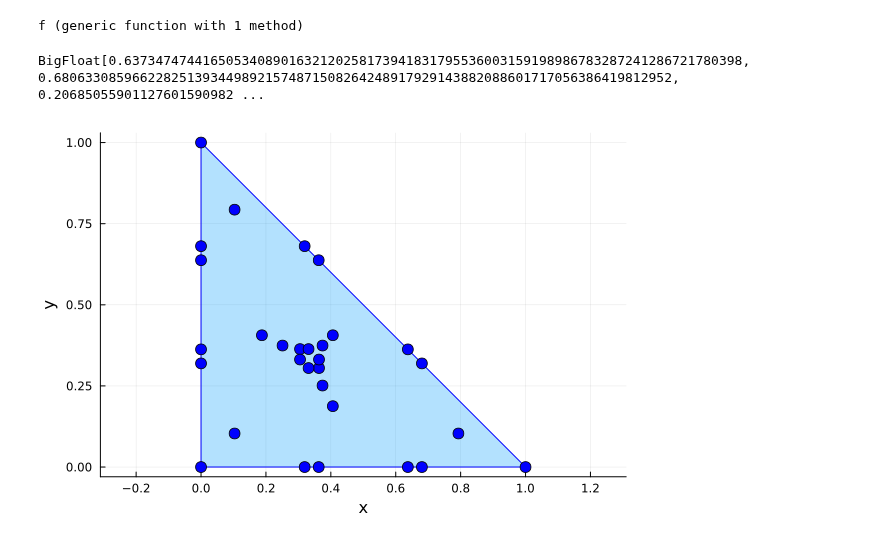
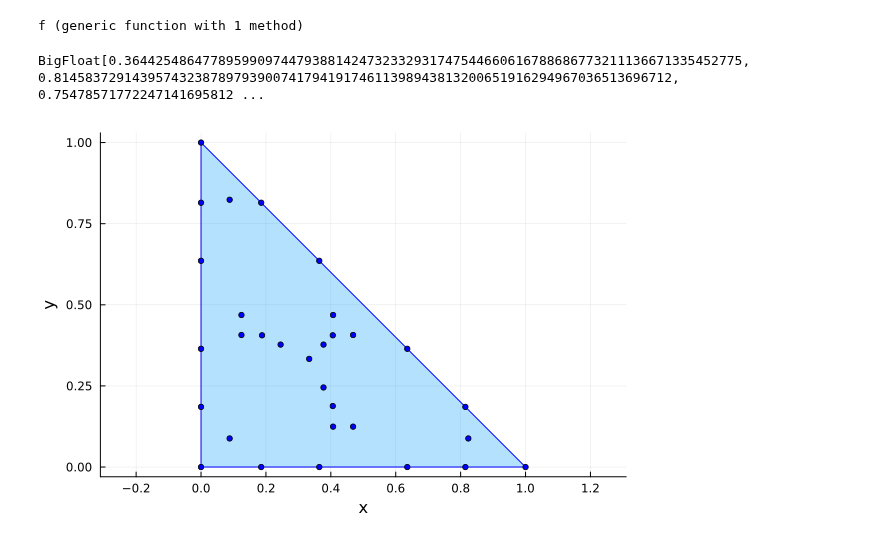
Before and after one commit to radu-bogdan/fem, a Jupyter notebook: PROJECTS/quadrature/quad_general.ipynb, the cells around one changed output. Cells and saved outputs as stored; diff of their text form; code cells hidden in the pictures.

```diff
--- a/PROJECTS/quadrature/quad_general.ipynb
+++ b/PROJECTS/quadrature/quad_general.ipynb
@@ -148,43 +148,43 @@ a = min_val .+ (max_val - min_val) .* (use_bigfloat ? BigFloat.(rand(freeparam))
 # a = BigFloat[0.01, 0.01, 0.02]
 # a = BigFloat[0.1, 0.1, 0.2] # works!
 # a = BigFloat[0.3, 0.23, 0.85, 0.23, 0.31, 0.21, 0.32] #works!
 # a = BigFloat[0.3, 0.23, 0.85, 0.23, 0.31, 0.21, 0.32]
 
 print(a)
 
 #########################################################################################################################
 # Plotting initial distribution
 #########################################################################################################################
 using Plots
 plot()
 # gr()  # Set the backend to GR
 
 # Define the vertices of the triangle
 x = [p1[1], p2[1], p3[1], p1[1]]
 y = [p1[2], p2[2], p3[2], p1[2]]
 
 # Plot the triangle
 plot!(x, y, seriestype = :shape, fillalpha = 0.3, linecolor = :blue, legend = false, aspect_ratio = :equal)
 
-scatter!(T1[1, :], T1[2, :], markersize = 6, markercolor = :blue, legend = false, aspect_ratio = :equal)
-# scatter!(T3[1, :], T3[2, :], markersize = 6, markercolor = :blue, legend = false, aspect_ratio = :equal)
+scatter!(T1[1, :], T1[2, :], markersize = 3, markercolor = :blue, legend = false, aspect_ratio = :equal)
+scatter!(T3[1, :], T3[2, :], markersize = 3, markercolor = :blue, legend = false, aspect_ratio = :equal)
 
-scatter!(T4(a[1])[1, :], T4(a[1])[2, :], markersize = 6, markercolor = :blue, legend = false, aspect_ratio = :equal)
-scatter!(T4(a[2])[1, :], T4(a[2])[2, :], markersize = 6, markercolor = :blue, legend = false, aspect_ratio = :equal)
+scatter!(T4(a[1])[1, :], T4(a[1])[2, :], markersize = 3, markercolor = :blue, legend = false, aspect_ratio = :equal)
+scatter!(T4(a[2])[1, :], T4(a[2])[2, :], markersize = 3, markercolor = :blue, legend = false, aspect_ratio = :equal)
 
-scatter!(T5(a[3])[1, :], T5(a[3])[2, :], markersize = 6, markercolor = :blue, legend = false, aspect_ratio = :equal)
-scatter!(T5(a[4])[1, :], T5(a[4])[2, :], markersize = 6, markercolor = :blue, legend = false, aspect_ratio = :equal)
-scatter!(T5(a[5])[1, :], T5(a[5])[2, :], markersize = 6, markercolor = :blue, legend = false, aspect_ratio = :equal)
+scatter!(T5(a[3])[1, :], T5(a[3])[2, :], markersize = 3, markercolor = :blue, legend = false, aspect_ratio = :equal)
+scatter!(T5(a[4])[1, :], T5(a[4])[2, :], markersize = 3, markercolor = :blue, legend = false, aspect_ratio = :equal)
+scatter!(T5(a[5])[1, :], T5(a[5])[2, :], markersize = 3, markercolor = :blue, legend = false, aspect_ratio = :equal)
 
-scatter!(T6(a[6],a[7])[1, :], T6(a[6],a[7])[2, :], markersize = 6, markercolor = :blue, legend = false, aspect_ratio = :equal)
+scatter!(T6(a[6],a[7])[1, :], T6(a[6],a[7])[2, :], markersize = 3, markercolor = :blue, legend = false, aspect_ratio = :equal)
 
 # Add plot title and labels
 xlabel!("x")
 ylabel!("y")
 #########################################################################################################################
 # %% [output]
-BigFloat[0.6373474744165053408901632120258173941831795536003159198986783287241286721780398, 0.6806330859662282513934498921574871508264248917929143882088601717056386419812952, 0.20685055901127601590982 ...
+BigFloat[0.3644254864778959909744793881424732332931747544660616788686773211136671335452775, 0.8145837291439574323878979390074179419174611398943813200651916294967036513696712, 0.75478571772247141695812 ...
-[figure, old version]
+[figure, new version]
 # %%
 # Initialize an array of strings
 # bigfloat_strings = [
```
Also changed, not shown: parts of 9 cells of this notebook, 2 other files.
